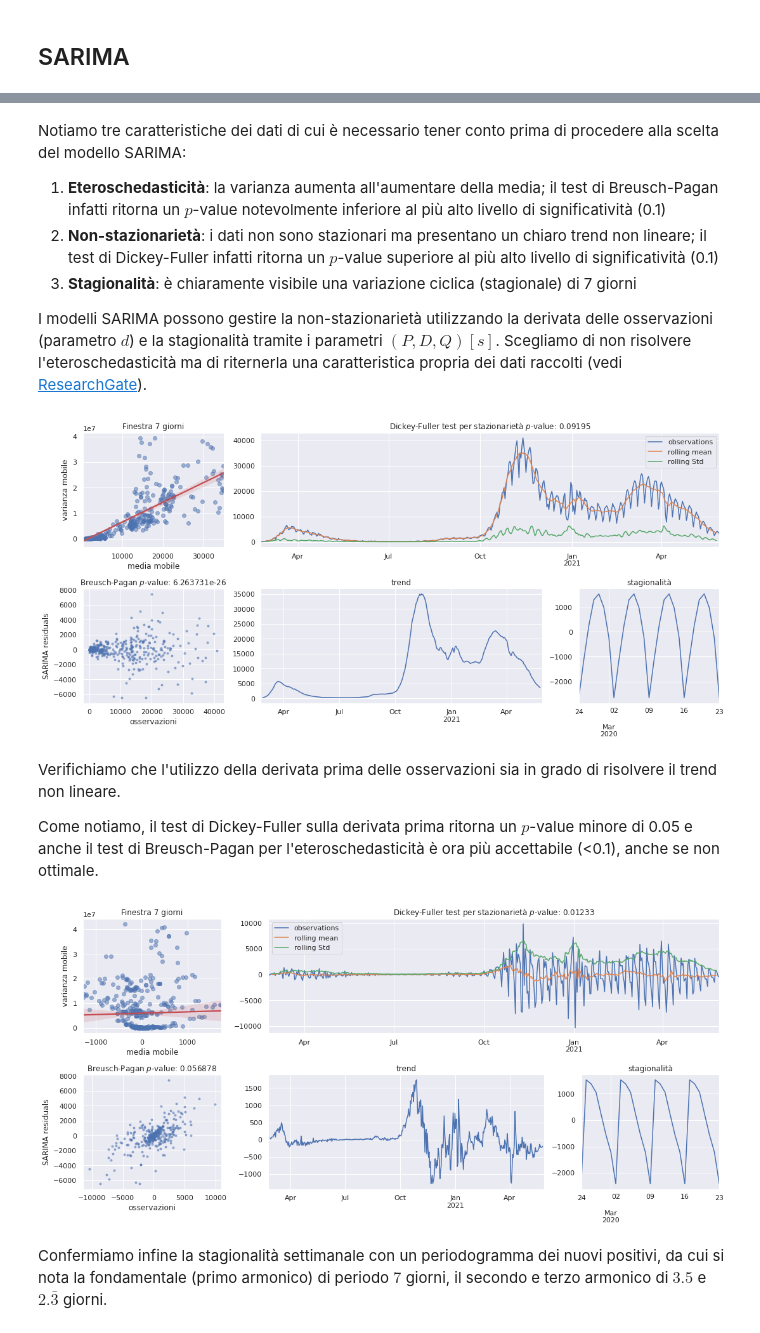
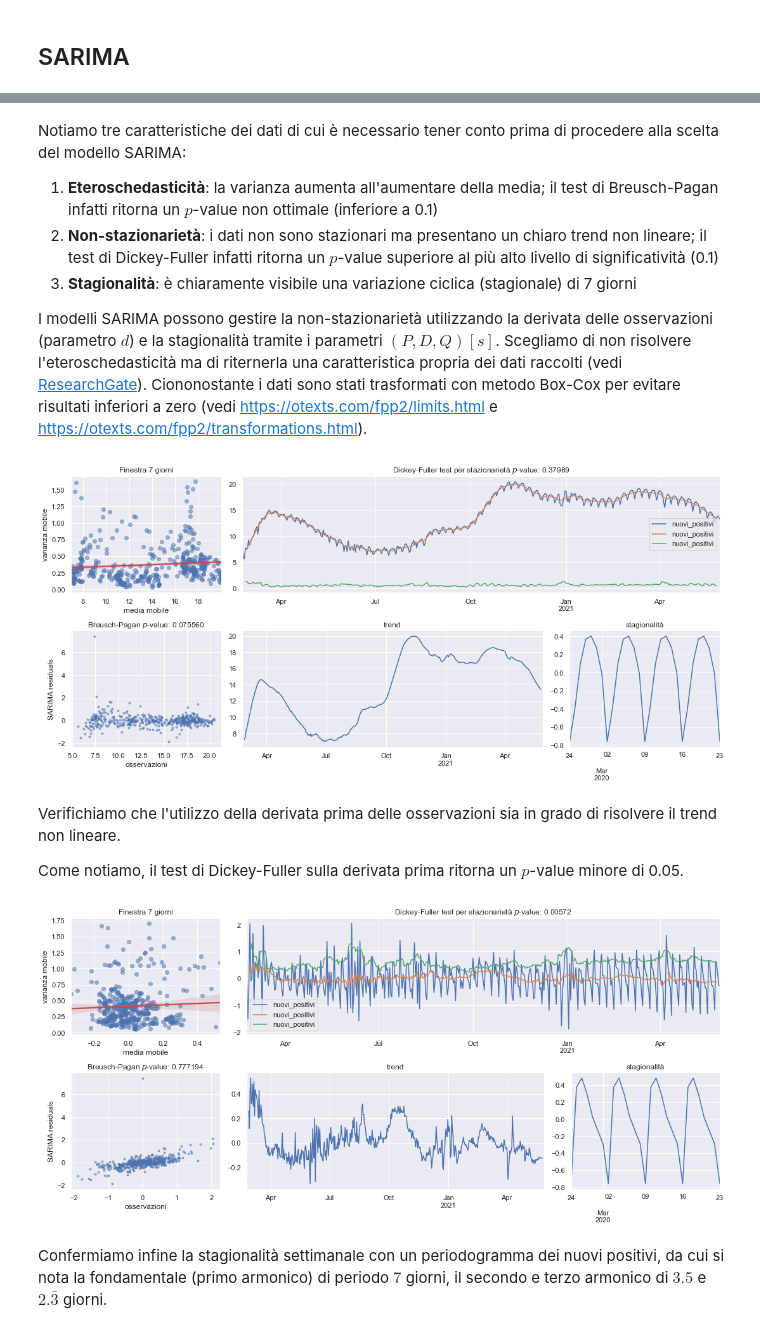
Before and after one commit to maxdevblock/covid-19-website, a Jupyter notebook: Italia/ARIMA.ipynb, the cells around one changed output, grey strips where cells are left out. Saved outputs shown, nothing was run; the diff lists cells and outputs as text; code cells hidden in the pictures.

```diff
--- a/Italia/ARIMA.ipynb
+++ b/Italia/ARIMA.ipynb
@@ -72 +77,4 @@ ts_log = np.log(sts).dropna()
+# %%
+ts_box_cox = ts.copy(deep=True)
+ts_box_cox['nuovi_positivi'] = y_box_cox
 # %%
@@ -86,3 +94,17 @@ auto_sarima_ori_params = {
+# %%
+auto_sarima_boxcox_params = {
+    'maxiter': 50,
+    'method': 'lbfgs',
+    'order': (2, 1, 2),
+    'out_of_sample_size': 0,
+    'scoring': 'mse',
+    'scoring_args': {},
+    'seasonal_order': (1, 0, 1, 7),
+    'start_params': None,
+    'suppress_warnings': True,
+    'trend': None,
+    'with_intercept': False
+}
 # %%
 _ = """
 auto_sarima_params = {
@@ -116,7 +159,7 @@ auto_arima.summary()"""
 # %%
 sarimax = SARIMAX(
-    ts,
-    **auto_sarima_ori_params,
+    ts_box_cox,
+    **auto_sarima_boxcox_params,
 
 ).fit(
     maxiter=200
@@ -214,5 +282,5 @@ plt.show()
 # %%
-for i in range(predict_future_x.shape[1]):
+for i in range(predict_future.index.size):
     fig, ax = plt.subplots(figsize=(12, 3))
 
     ylim = ax.get_ylim()
@@ -228,7 +296,7 @@ for i in range(predict_future_x.shape[1]):
         alpha=.25, label=f'(SARIMAX) CI {CI:.0%}',
         color='C1'
     )
-    ax.plot(predict_future_x[:,i], predict_future_y[:,i], lw=1, ls='--', color='C1')
+    #ax.plot(predict_future_x[:,i], predict_future_y[:,i], lw=1, ls='--', color='C1')
     if not i:
         ax.plot(ts.iloc[-1], .05, marker='v', color='C0', ls='none',
                 ms=10, label=f"1g prima: {ts.iloc[-1].values[0]}")
@@ -520,23 +591,23 @@ def get_stationarity(ts, window, mdl, differentiate=False):
 # %% [markdown]
 Notiamo tre caratteristiche dei dati di cui è necessario tener conto prima di procedere alla scelta del modello SARIMA:
 
-1. **Eteroschedasticità**: la varianza aumenta all'aumentare della media; il test di Breusch-Pagan infatti ritorna un $p$-value notevolmente inferiore al più alto livello di significatività (0.1)
+1. **Eteroschedasticità**: la varianza aumenta all'aumentare della media; il test di Breusch-Pagan infatti ritorna un $p$-value non ottimale (inferiore a 0.1)
 2. **Non-stazionarietà**: i dati non sono stazionari ma presentano un chiaro trend non lineare; il test di Dickey-Fuller infatti ritorna un $p$-value superiore al più alto livello di significatività (0.1)
 3. **Stagionalità**: è chiaramente visibile una variazione ciclica (stagionale) di 7 giorni
 
-I modelli SARIMA possono gestire la non-stazionarietà utilizzando la derivata delle osservazioni (parametro $d$) e la stagionalità tramite i parametri $(P,D,Q)[s]$. Scegliamo di non risolvere l'eteroschedasticità ma di riternerla  una caratteristica propria dei dati raccolti (vedi [ResearchGate](https://www.researchgate.net/post/SARIMA_heteroskedasticity_in_a_time_series_Breusch-Pagan_or_Goldfeld-Quandt#view=6062509f82c2b941a628d5d7)).
+I modelli SARIMA possono gestire la non-stazionarietà utilizzando la derivata delle osservazioni (parametro $d$) e la stagionalità tramite i parametri $(P,D,Q)[s]$. Scegliamo di non risolvere l'eteroschedasticità ma di riternerla  una caratteristica propria dei dati raccolti (vedi [ResearchGate](https://www.researchgate.net/post/SARIMA_heteroskedasticity_in_a_time_series_Breusch-Pagan_or_Goldfeld-Quandt#view=6062509f82c2b941a628d5d7)). Ciononostante i dati sono stati trasformati con metodo Box-Cox per evitare risultati inferiori a zero (vedi https://otexts.com/fpp2/limits.html e https://otexts.com/fpp2/transformations.html).
 # %%
-get_stationarity(sts, 7, sarimax)
+get_stationarity(ts_box_cox, 7, sarimax)
 # %% [output]
-[figure, old version]
+[figure, new version]
 # %% [markdown]
 Verifichiamo che l'utilizzo della derivata prima delle osservazioni sia in grado di risolvere il trend non lineare.
 
-Come notiamo, il test di Dickey-Fuller sulla derivata prima ritorna un $p$-value minore di 0.05 e anche il test di Breusch-Pagan per l'eteroschedasticità è ora più accettabile (<0.1), anche se non ottimale.
+Come notiamo, il test di Dickey-Fuller sulla derivata prima ritorna un $p$-value minore di 0.05.
 # %%
-get_stationarity(sts, 7, sarimax, differentiate=True)
+get_stationarity(ts_box_cox, 7, sarimax, differentiate=True)
 # %% [output]
-[figure, old version]
+[figure, new version]
 # %%
 def welch_analysis(df, fd=None, period=4, denom=4,
                    significative=[1],
```
Also changed, not shown: parts of 36 cells of this notebook.
